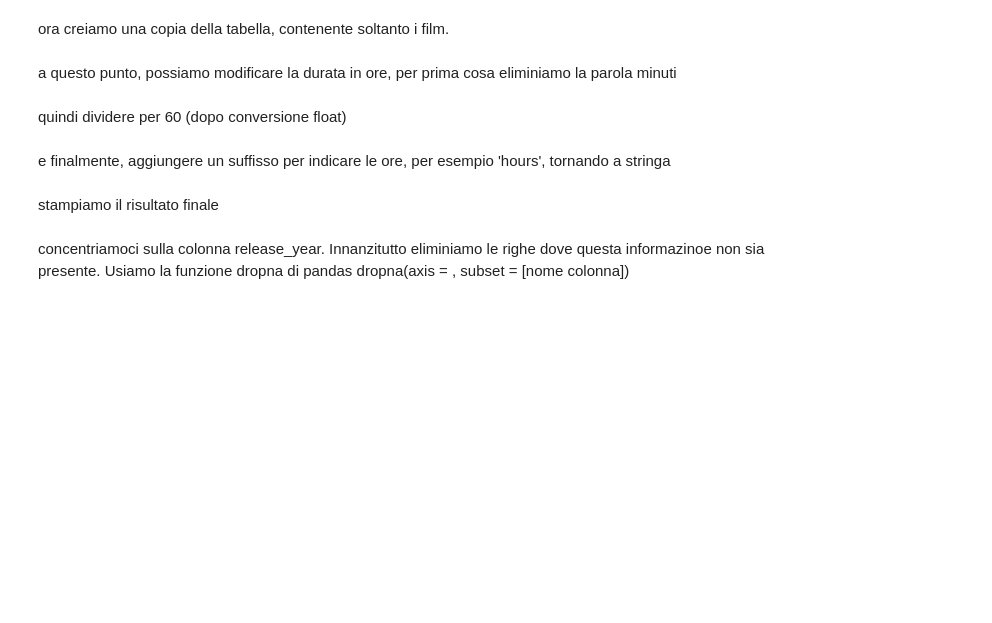
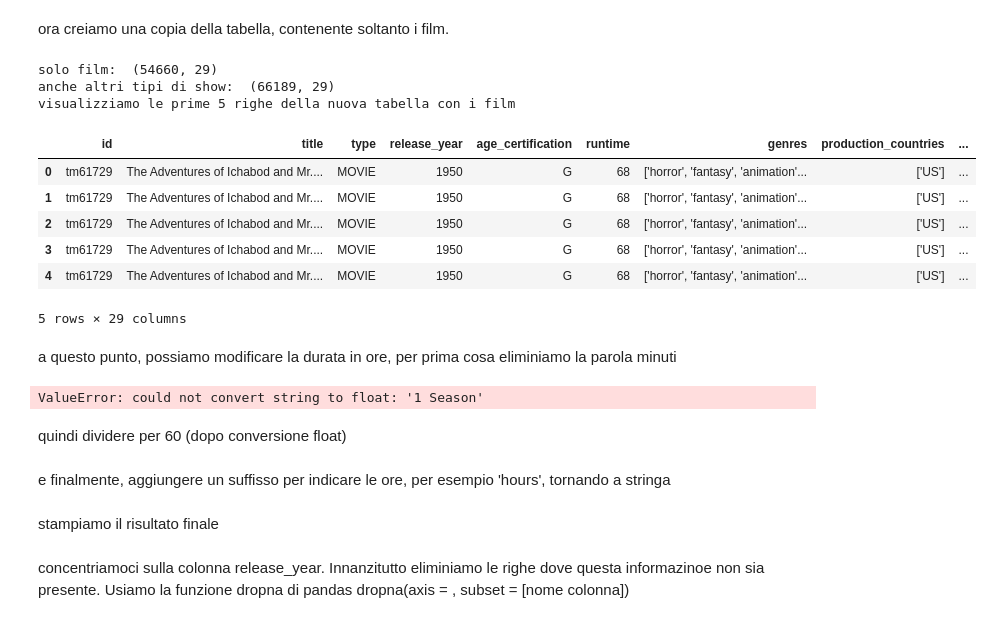
Before and after one commit to IosifPuha/FirstLabDS, a Jupyter notebook: laboratorio 1.ipynb, the cells around one changed output. Saved outputs shown, nothing was run; the diff lists cells and outputs as text; code cells hidden in the pictures; blank space fills up the shorter version.

```diff
--- a/laboratorio 1.ipynb
+++ b/laboratorio 1.ipynb
@@ -85,0 +274,3 @@ Come prima, procediamo con l'integrazione delle due tabelle, che questa volta è
+# %%
+integrated_credits = pd.concat([disney_credits, netflix_credits])
+integrated_credits.info()
@@ -90,2 +292,8 @@ Data la complementarietà delle informazioni che troviamo nelle cartelle titles
+# %%
+# ...completare qui usando la funzione merge per fare il join
+# integrated è la tabella che integra netflix_titles e disney_titles su cui abbiamo lavorato prima
+# mentre integrated_credits è la tabella che integra disney_credits e netflix_credits
+# le uniamo con la merge
+final_table= pd.merge(integrated, integrated_credits, on='id', how='inner')
 # %% [markdown]
 verifichiamo cosa sia successo guardando le dimensioni di ciascun dataframe
@@ -116,2 +375,4 @@ Facciamolo insieme, con due diversi passi:
+# %%
+final_table['date_added'] = pd.to_datetime(final_table['date_added'])
 # %%
 print(final_table['date_added'])
@@ -122,3 +394,7 @@ poi, possiamo separare le varie entrate in tre nuove colonne, che si chiameranno
+# %%
+final_table['day'] = final_table['date_added'].dt.day.fillna(0).astype(int)
+final_table['month'] = final_table['date_added'].dt.month.fillna(0).astype(int)
+final_table['year'] = final_table['date_added'].dt.year.fillna(0).astype(int)
 # %% [markdown]
 ora visualizziamo il risultato
 # %%
@@ -130,2 +412,19 @@ ora creiamo una copia della tabella, contenente soltanto i film.
+# %%
+movies_table = final_table[final_table['type'] == 'MOVIE'].copy()
+print("solo film: ", movies_table.shape)
+print("anche altri tipi di show: ", final_table.shape)
+print("visualizziamo le prime 5 righe della nuova tabella con i film")
+movies_table.head()
+# %% [output]
+solo film:  (54660, 29)
+anche altri tipi di show:  (66189, 29)
+visualizziamo le prime 5 righe della nuova tabella con i film
+|  | id | title | type | release_year | age_certification | runtime | genres | production_countries | ... |
+| 0 | tm61729 | The Adventures of Ichabod and Mr.... | MOVIE | 1950 | G | 68 | ['horror', 'fantasy', 'animation'... | ['US'] | ... |
+| 1 | tm61729 | The Adventures of Ichabod and Mr.... | MOVIE | 1950 | G | 68 | ['horror', 'fantasy', 'animation'... | ['US'] | ... |
+| 2 | tm61729 | The Adventures of Ichabod and Mr.... | MOVIE | 1950 | G | 68 | ['horror', 'fantasy', 'animation'... | ['US'] | ... |
+| 3 | tm61729 | The Adventures of Ichabod and Mr.... | MOVIE | 1950 | G | 68 | ['horror', 'fantasy', 'animation'... | ['US'] | ... |
+| 4 | tm61729 | The Adventures of Ichabod and Mr.... | MOVIE | 1950 | G | 68 | ['horror', 'fantasy', 'animation'... | ['US'] | ... |
+5 rows × 29 columns
 # %% [markdown]
 a questo punto, possiamo modificare la durata in ore, per prima cosa eliminiamo la parola minuti
@@ -134,2 +431,6 @@ a questo punto, possiamo modificare la durata in ore, per prima cosa eliminiamo
+# %%
+movies_table['duration'] = movies_table['duration'].str.replace('min', '').astype(float)
+# %% [output]
+ValueError: could not convert string to float: '1 Season'
 # %% [markdown]
 quindi dividere per 60 (dopo conversione float)
```
Also changed, not shown: parts of 39 cells of this notebook.
